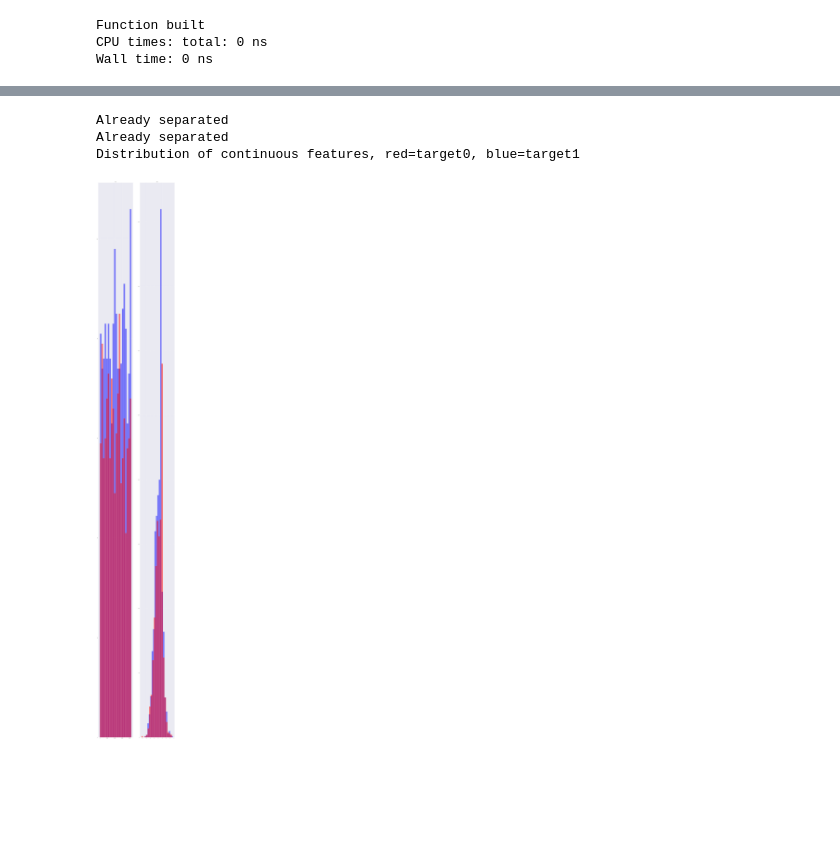
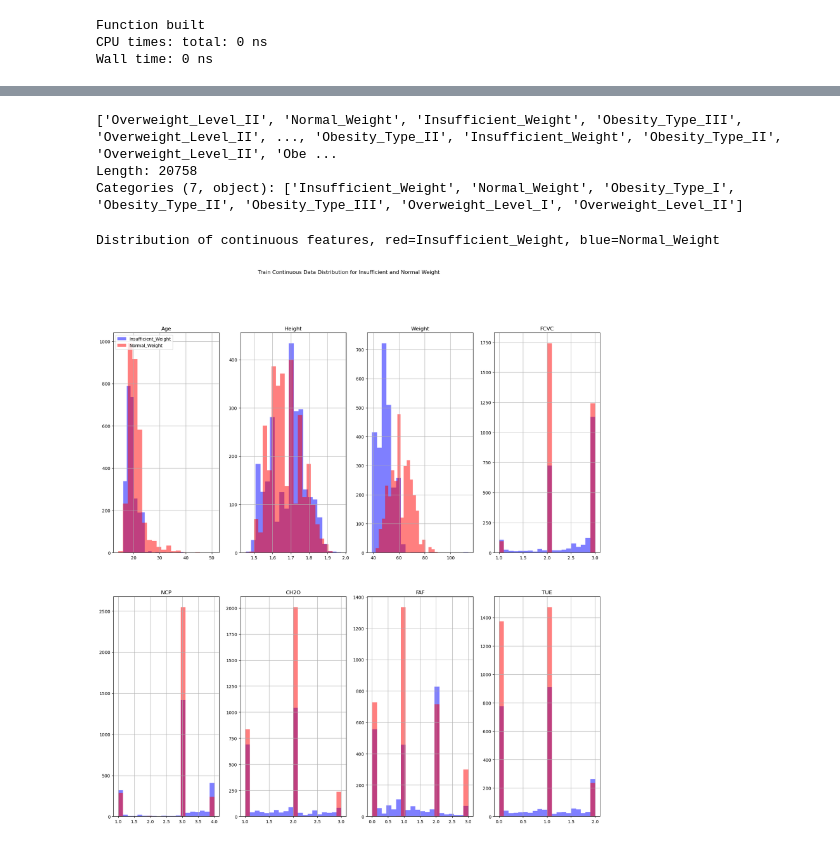
Before and after one commit to Brqtnguyen/DSPproject, a Jupyter notebook: DataVis.ipynb, the cells around one changed output, grey strips where cells are left out. Cells and saved outputs as stored; diff of their text form; code cells hidden in the pictures; blank space fills up the shorter version.

```diff
--- a/DataVis.ipynb
+++ b/DataVis.ipynb
@@ -129,7 +129,8 @@ cat_features=[]
 cont_features=[]
 for feature in test.columns:
     features.append(feature)
-    if test.dtypes[feature]=='int8':
+    #print(test.dtypes[feature])
+    if test.dtypes[feature]=='int8' or test.dtypes[feature]=='object':
         cat_features.append(feature)
     if test.dtypes[feature]=='float16':
         cont_features.append(feature)
@@ -349,0 +285,15 @@ Wall time: 1.16 s
+# %%
+train_outliers=train[cont_features]
+test_outliers=test[cont_features]
+print('Training data (blue), Test Data (red)')
+fig = plt.figure(figsize = (20, 20))
+for idx, i in enumerate(train_outliers.columns):
+    fig.add_subplot(int(np.ceil(len(train_outliers.columns)/4)), 4, idx+1)
+    train_outliers.iloc[:, idx].hist(bins=20,color='b',alpha=0.5, label="Train")
+    test_outliers.iloc[:, idx].hist(bins = 20,color='r',alpha=0.5, label="Test")
+    if(idx == 0):
+        plt.subplots_adjust(hspace=0.2)
+        plt.legend(loc="upper left")
+    plt.title(i)
+plt.suptitle('Train/Test Distribution for Continuous Data')
+plt.show()
@@ -350,32 +303,33 @@ Wall time: 1.16 s
+# %%
+pd.Categorical(train['NObeyesdad'])
+# %% [output]
+['Overweight_Level_II', 'Normal_Weight', 'Insufficient_Weight', 'Obesity_Type_III', 'Overweight_Level_II', ..., 'Obesity_Type_II', 'Insufficient_Weight', 'Obesity_Type_II', 'Overweight_Level_II', 'Obe ...
+Length: 20758
+Categories (7, object): ['Insufficient_Weight', 'Normal_Weight', 'Obesity_Type_I', 'Obesity_Type_II', 'Obesity_Type_III', 'Overweight_Level_I', 'Overweight_Level_II']
 # %%
 %%time
 # continuous features by target value
 
 # separate data by target value
-train_0=train[train.Y==0]
-train_1=train[train.Y==1]
+train_0=train[train.NObeyesdad=='Insufficient_Weight']
+train_1=train[train.NObeyesdad=='Normal_Weight']
 
 train_outliers_0=train_0[cont_features]
 train_outliers_1=train_1[cont_features]
-try:
-    train_outliers_0.drop(['claim'], axis=1, inplace=True)
-except:
-    print('Already separated')
-try:
-    train_outliers_1.drop(['claim'], axis=1, inplace=True)
-except:
-    print('Already separated')
-print('Distribution of continuous features, red=target0, blue=target1')
-fig = plt.figure(figsize = (40, 140))
+
+print('Distribution of continuous features, red=Insufficient_Weight, blue=Normal_Weight')
+fig = plt.figure(figsize = (20, 20))
 for idx, i in enumerate(train_outliers_0.columns):
     fig.add_subplot(int(np.ceil(len(train_outliers_0.columns)/4)), 4, idx+1)
-    train_outliers_0.iloc[:, idx].hist(bins=20,color='b',alpha=0.5)
-    train_outliers_1.iloc[:, idx].hist(bins = 20,color='r',alpha=0.5)
+    train_outliers_0.iloc[:, idx].hist(bins=20,color='b',alpha=0.5, label='Insufficient_Weight')
+    train_outliers_1.iloc[:, idx].hist(bins = 20,color='r',alpha=0.5, label= 'Normal_Weight')
     plt.subplots_adjust(hspace=0.2)
+    if(idx == 0):
+        plt.subplots_adjust(hspace=0.2)
+        plt.legend(loc="upper left")
     plt.title(i)
+plt.suptitle('Train Continuous Data Distribution for Insufficient and Normal Weight')
 plt.show()
 # %% [output]
-Already separated
-Already separated
-Distribution of continuous features, red=target0, blue=target1
+Distribution of continuous features, red=Insufficient_Weight, blue=Normal_Weight
-[figure, old version]
+[figure, new version]
```
Also changed, not shown: parts of 29 cells of this notebook.
